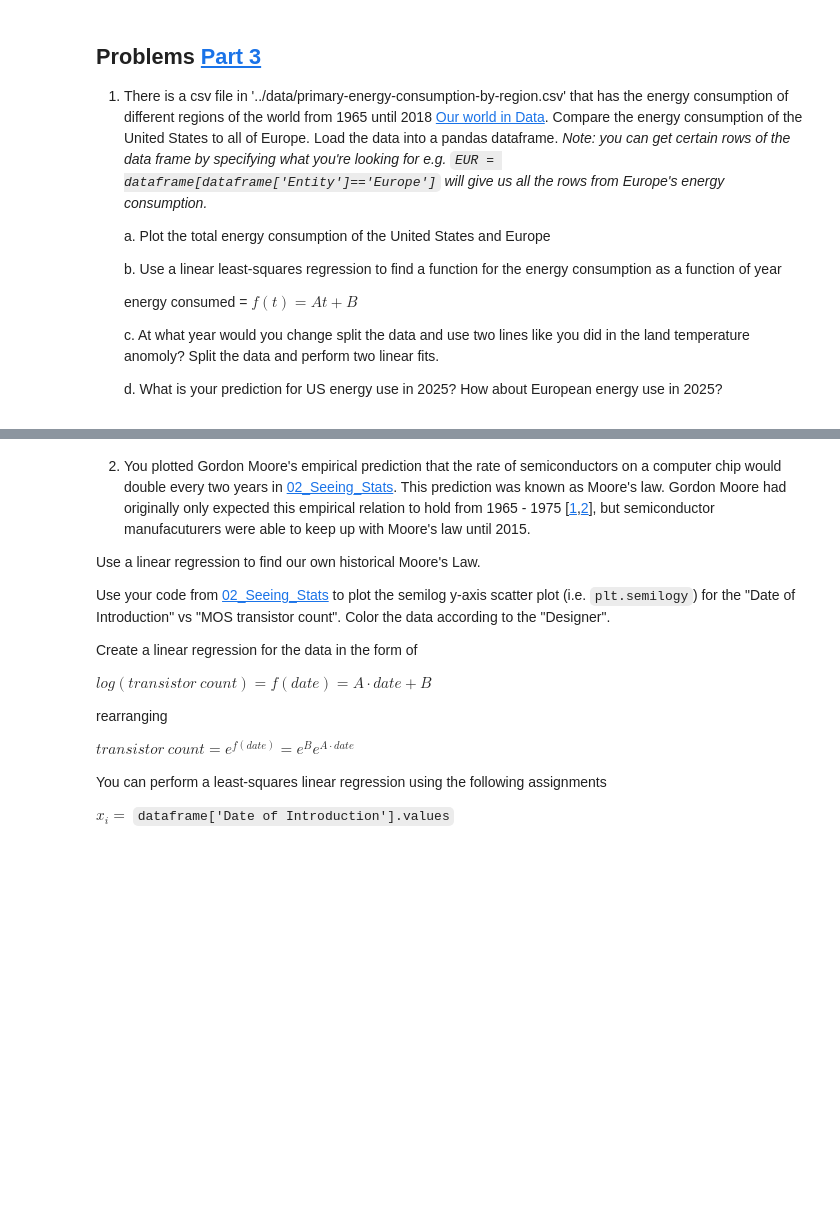
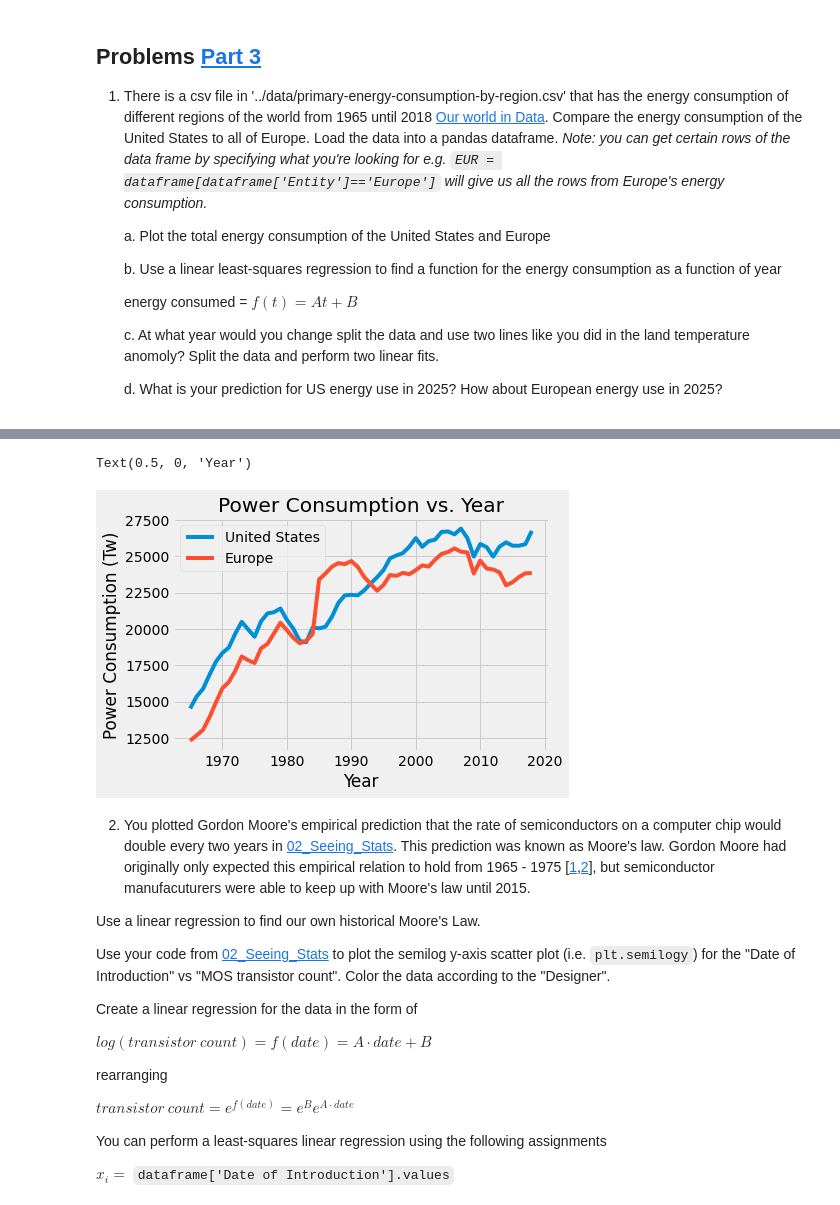
Before and after one commit to hamwalker/computational-mechanics, a Jupyter notebook: module_02/notebooks/HW_02.ipynb, the cells around one changed output, grey strips where cells are left out. Saved outputs shown, nothing was run; the diff lists cells and outputs as text; code cells hidden in the pictures; blank space fills up the shorter version.

```diff
--- a/module_02/notebooks/HW_02.ipynb
+++ b/module_02/notebooks/HW_02.ipynb
@@ -112,0 +205,14 @@ energy = pd.read_csv('../data/primary-energy-consumption-by-region.csv')
+# %%
+# 3.1.a
+freedom_energy = energy[energy['Entity']=='United States']
+euro_energy = energy[energy['Entity']=='Europe']
+
+plt.plot(freedom_energy['Year'], freedom_energy['Primary Energy Consumption (terawatt-hours)'], label='United States')
+plt.plot(euro_energy['Year'], euro_energy['Primary Energy Consumption (terawatt-hours)'], label='Europe')
+plt.legend(loc='best')
+plt.title('Power Consumption vs. Year')
+plt.ylabel(r'Power Consumption (Tw)')
+plt.xlabel('Year')
+# %% [output]
+Text(0.5, 0, 'Year')
+[figure, added]
```
Also changed, not shown: parts of 9 cells of this notebook, 4 other files.
